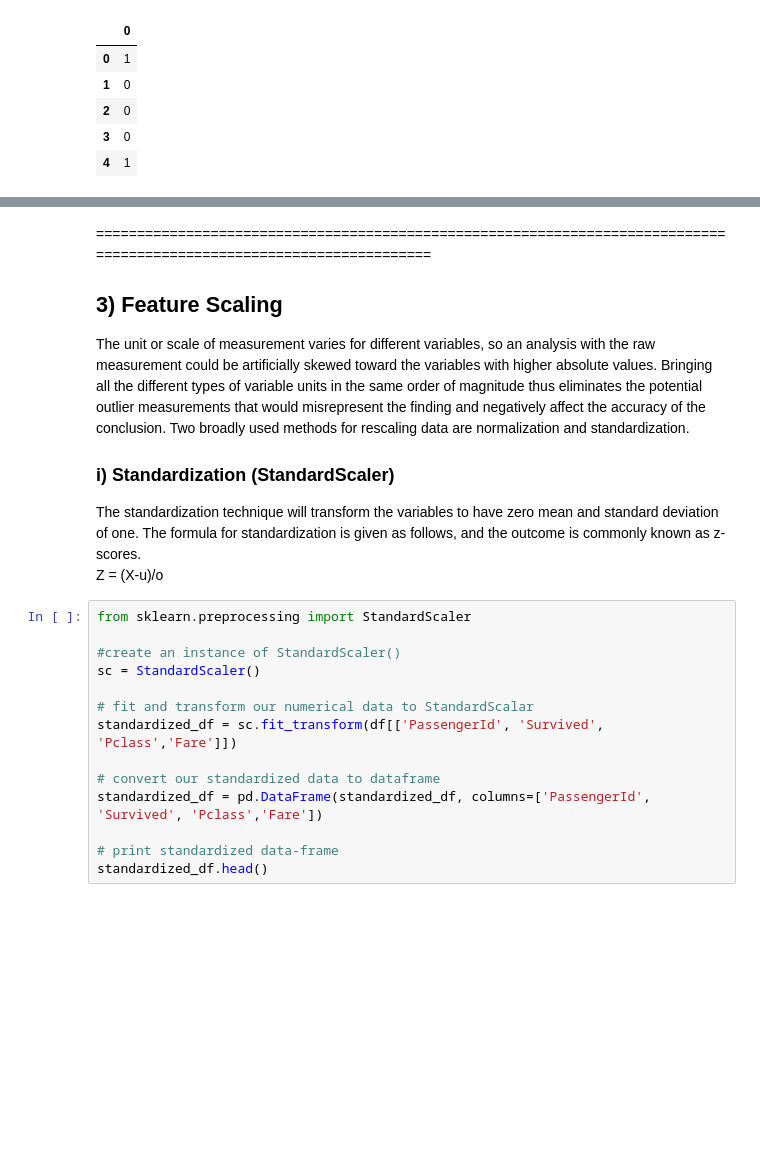
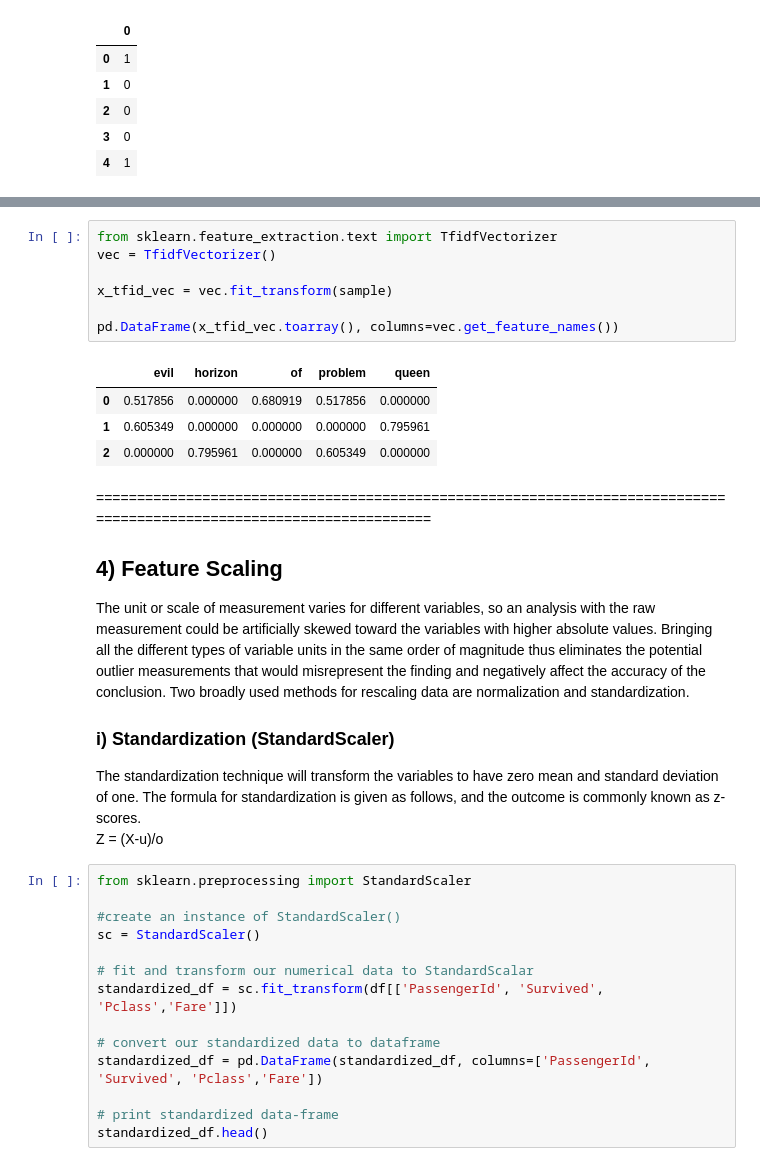
Before and after one commit to Tanzeel550/Complete-References, a Jupyter notebook: ML - Feature Engineering.ipynb, the cells around one changed output, grey strips where cells are left out. Drawn from its saved outputs; the diff is of its cells as text; blank space fills up the shorter version.

```diff
--- a/ML - Feature Engineering.ipynb
+++ b/ML - Feature Engineering.ipynb
@@ -151,6 +211,18 @@ pd.DataFrame(Sex_label_encoded).head(5)
+# %%
+from sklearn.feature_extraction.text import TfidfVectorizer
+vec = TfidfVectorizer()
+
+x_tfid_vec = vec.fit_transform(sample)
+
+pd.DataFrame(x_tfid_vec.toarray(), columns=vec.get_feature_names())
+# %% [output]
+|  | evil | horizon | of | problem | queen |
+| 0 | 0.517856 | 0.000000 | 0.680919 | 0.517856 | 0.000000 |
+| 1 | 0.605349 | 0.000000 | 0.000000 | 0.000000 | 0.795961 |
+| 2 | 0.000000 | 0.795961 | 0.000000 | 0.605349 | 0.000000 |
 # %% [markdown]
 ======================================================================================================================
-<h2>3) Feature Scaling</h2>
+<h2>4) Feature Scaling</h2>
 The unit or scale of measurement varies for different variables, so an analysis with the raw measurement could be artificially skewed toward the variables with higher absolute values. Bringing all the different types of variable units in the same order of magnitude thus eliminates the potential outlier measurements that would misrepresent the finding and negatively affect the accuracy of the conclusion. Two broadly used methods for rescaling data are normalization and standardization.
 
 <h3> i) Standardization (StandardScaler) </h3>
```
Also changed, not shown: parts of 5 cells of this notebook, 9 other files.
